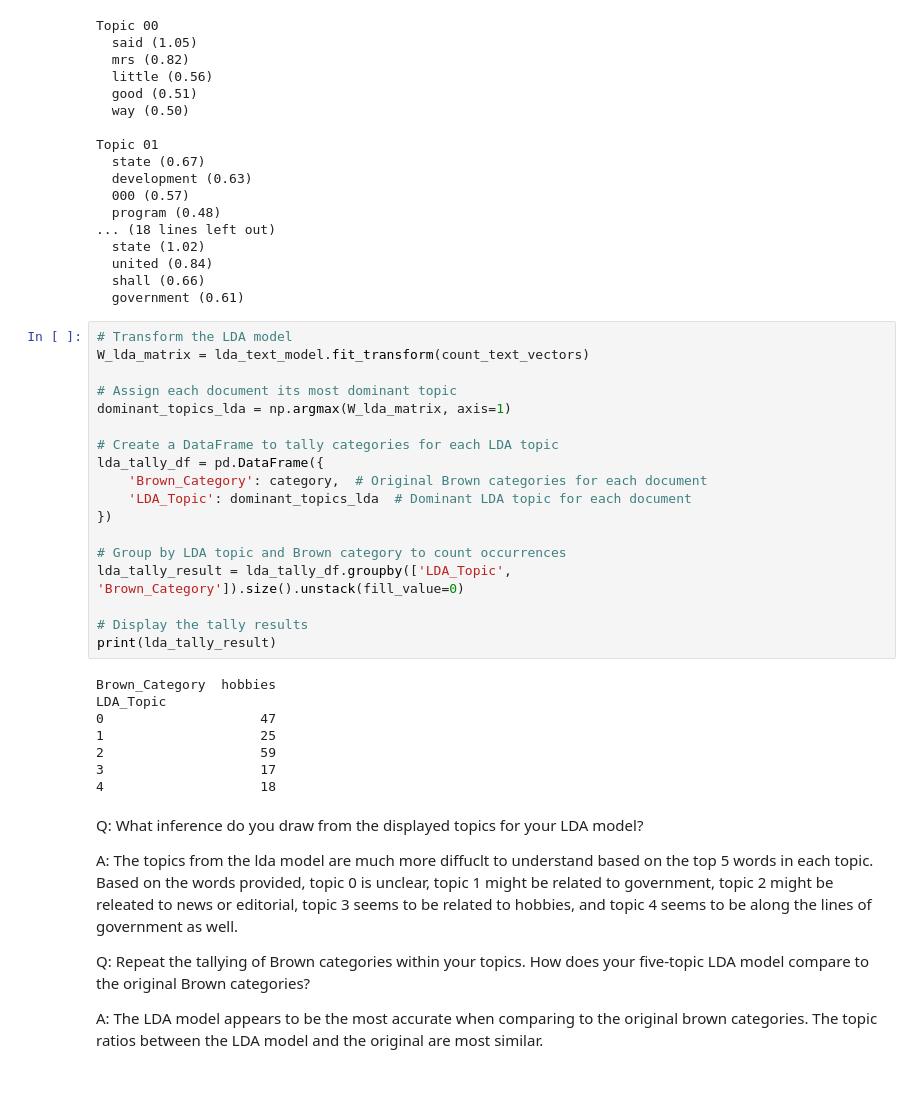
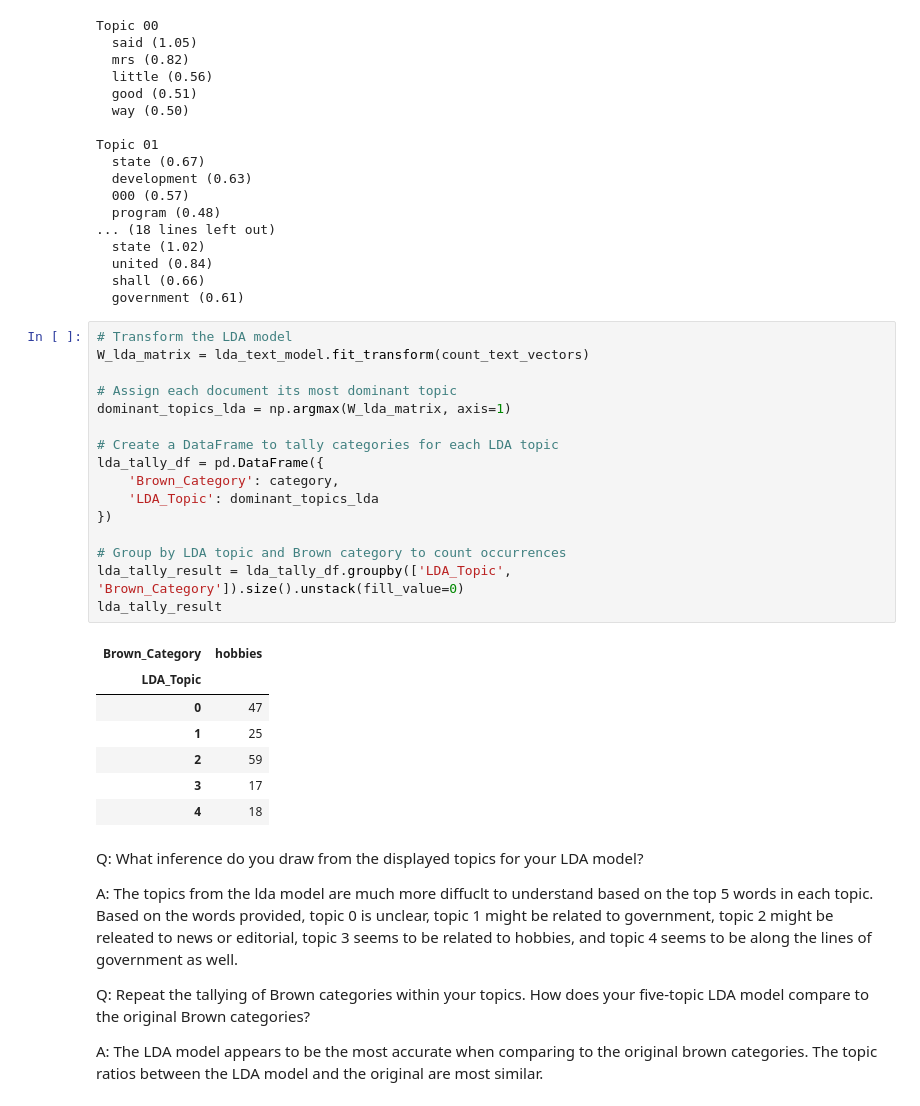
Before and after one commit to dsklnr/ADS_Module5, a Jupyter notebook: Topic_Modeling.ipynb, the cells around one changed output. Drawn from its saved outputs; the diff is of its cells as text.

```diff
--- a/Topic_Modeling.ipynb
+++ b/Topic_Modeling.ipynb
@@ -311,29 +311,27 @@ Topic 01
 # %%
 # Transform the LDA model
 W_lda_matrix = lda_text_model.fit_transform(count_text_vectors)
 
 # Assign each document its most dominant topic
 dominant_topics_lda = np.argmax(W_lda_matrix, axis=1)
 
 # Create a DataFrame to tally categories for each LDA topic
 lda_tally_df = pd.DataFrame({
-    'Brown_Category': category,  # Original Brown categories for each document
-    'LDA_Topic': dominant_topics_lda  # Dominant LDA topic for each document
+    'Brown_Category': category,
+    'LDA_Topic': dominant_topics_lda
 })
 
 # Group by LDA topic and Brown category to count occurrences
 lda_tally_result = lda_tally_df.groupby(['LDA_Topic', 'Brown_Category']).size().unstack(fill_value=0)
-
-# Display the tally results
-print(lda_tally_result)
+lda_tally_result
 # %% [output]
-Brown_Category  hobbies
-LDA_Topic
-0                    47
-1                    25
-2                    59
-3                    17
-4                    18
+| Brown_Category | hobbies |
+| LDA_Topic |  |
+| 0 | 47 |
+| 1 | 25 |
+| 2 | 59 |
+| 3 | 17 |
+| 4 | 18 |
 # %% [markdown]
 Q: What inference do you draw from the displayed topics for your LDA model?
 
```
